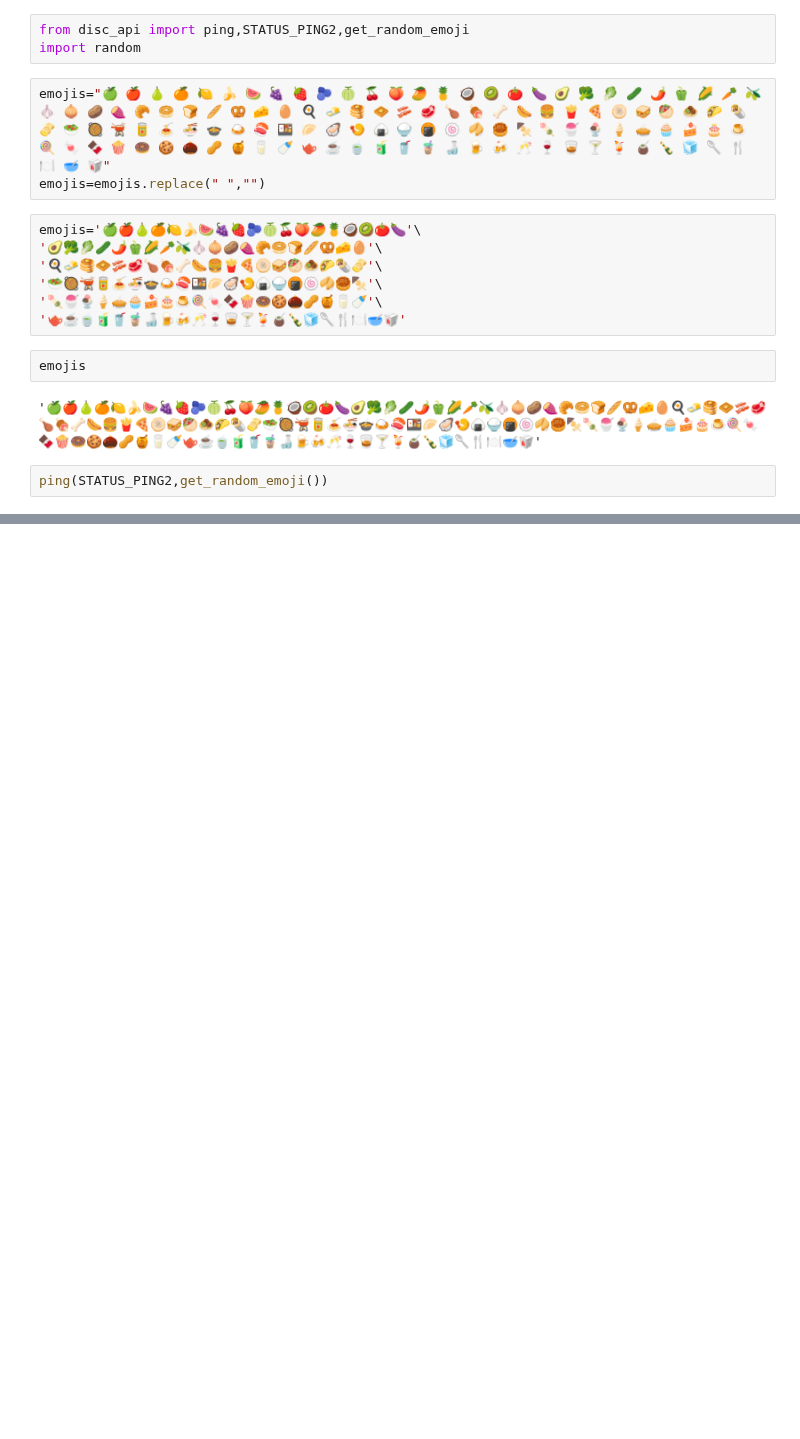
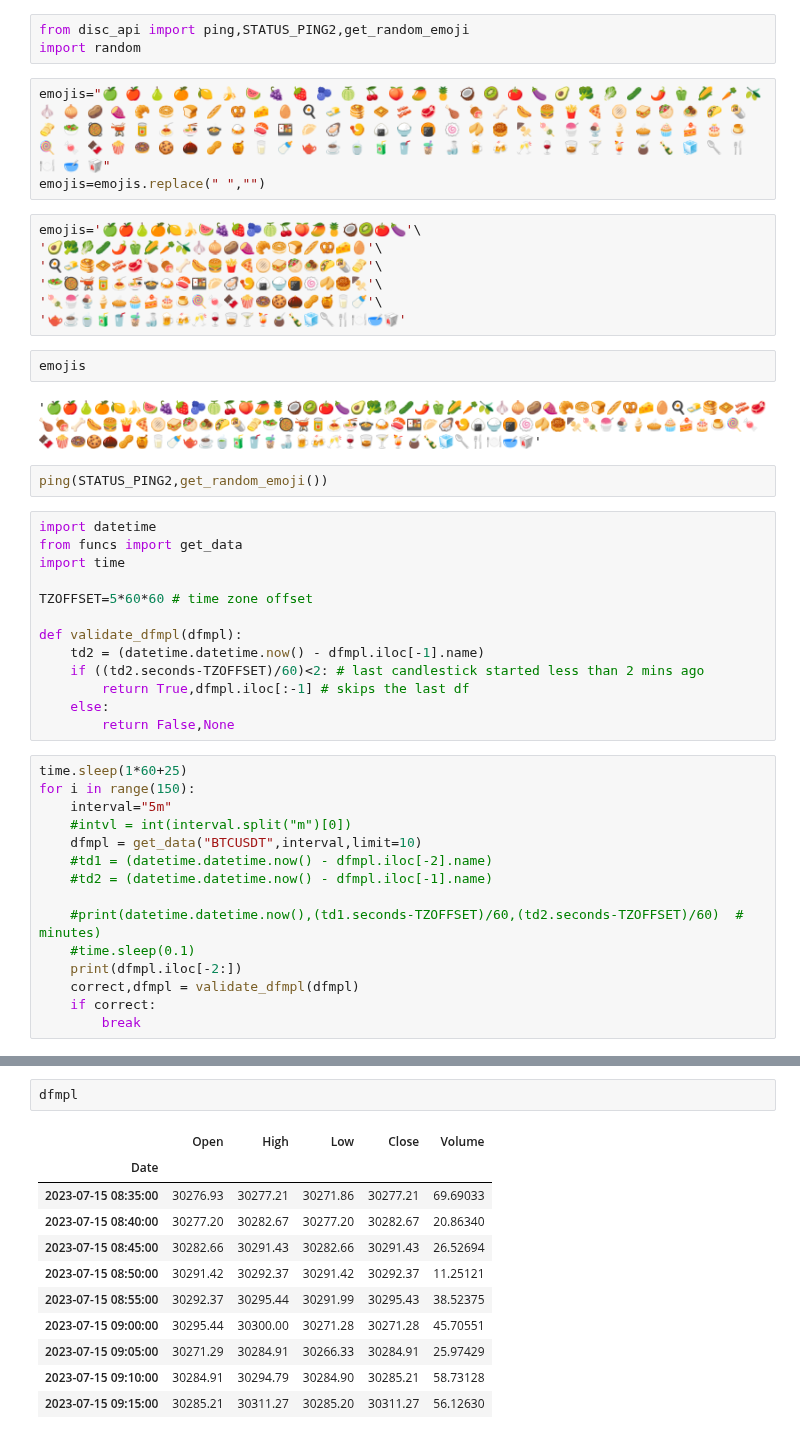
Before and after one commit to alexpvpmindustry/cryptotradr, a Jupyter notebook: test.ipynb, the cells around one changed output, grey strips where cells are left out. Cells and saved outputs as stored; diff of their text form; blank space fills up the shorter version.

```diff
--- a/test.ipynb
+++ b/test.ipynb
@@ -28,3 +28,31 @@ emojis
 '🍏🍎🍐🍊🍋🍌🍉🍇🍓🫐🍈🍒🍑🥭🍍🥥🥝🍅🍆🥑🥦🥬🥒🌶🫑🌽🥕🫒🧄🧅🥔🍠🥐🥯🍞🥖🥨🧀🥚🍳🧈🥞🧇🥓🥩🍗🍖🦴🌭🍔🍟🍕🫓🥪🥙🧆🌮🌯🫔🥗🥘🫕🥫🍝🍜🍲🍛🍣🍱🥟🦪🍤🍙🍚🍘🍥🥠🥮🍢🍡🍧🍨🍦🥧🧁🍰🎂🍮🍭🍬🍫🍿🍩🍪🌰🥜🍯🥛🍼🫖☕️🍵🧃🥤🧋🍶🍺🍻🥂🍷🥃🍸🍹🧉🍾🧊🥄🍴🍽🥣🥡'
 # %%
 ping(STATUS_PING2,get_random_emoji())
+# %%
+import datetime
+from funcs import get_data
+import time
+
+TZOFFSET=5*60*60 # time zone offset
+
+def validate_dfmpl(dfmpl):
+    td2 = (datetime.datetime.now() - dfmpl.iloc[-1].name)
+    if ((td2.seconds-TZOFFSET)/60)<2: # last candlestick started less than 2 mins ago
+        return True,dfmpl.iloc[:-1] # skips the last df
+    else:
+        return False,None
+# %%
+time.sleep(1*60+25)
+for i in range(150):
+    interval="5m"
+    #intvl = int(interval.split("m")[0])
+    dfmpl = get_data("BTCUSDT",interval,limit=10)
+    #td1 = (datetime.datetime.now() - dfmpl.iloc[-2].name)
+    #td2 = (datetime.datetime.now() - dfmpl.iloc[-1].name)
+
+    #print(datetime.datetime.now(),(td1.seconds-TZOFFSET)/60,(td2.seconds-TZOFFSET)/60)  # minutes)
+    #time.sleep(0.1)
+    print(dfmpl.iloc[-2:])
+    correct,dfmpl = validate_dfmpl(dfmpl)
+    if correct:
+        break
@@ -30,0 +77,14 @@ ping(STATUS_PING2,get_random_emoji())
+# %%
+dfmpl
+# %% [output]
+|  | Open | High | Low | Close | Volume |
+| Date |  |  |  |  |  |
+| 2023-07-15 08:35:00 | 30276.93 | 30277.21 | 30271.86 | 30277.21 | 69.69033 |
+| 2023-07-15 08:40:00 | 30277.20 | 30282.67 | 30277.20 | 30282.67 | 20.86340 |
+| 2023-07-15 08:45:00 | 30282.66 | 30291.43 | 30282.66 | 30291.43 | 26.52694 |
+| 2023-07-15 08:50:00 | 30291.42 | 30292.37 | 30291.42 | 30292.37 | 11.25121 |
+| 2023-07-15 08:55:00 | 30292.37 | 30295.44 | 30291.99 | 30295.43 | 38.52375 |
+| 2023-07-15 09:00:00 | 30295.44 | 30300.00 | 30271.28 | 30271.28 | 45.70551 |
+| 2023-07-15 09:05:00 | 30271.29 | 30284.91 | 30266.33 | 30284.91 | 25.97429 |
+| 2023-07-15 09:10:00 | 30284.91 | 30294.79 | 30284.90 | 30285.21 | 58.73128 |
+| 2023-07-15 09:15:00 | 30285.21 | 30311.27 | 30285.20 | 30311.27 | 56.12630 |
```
Also changed, not shown: parts of 1 cell of this notebook, 3 other files.
